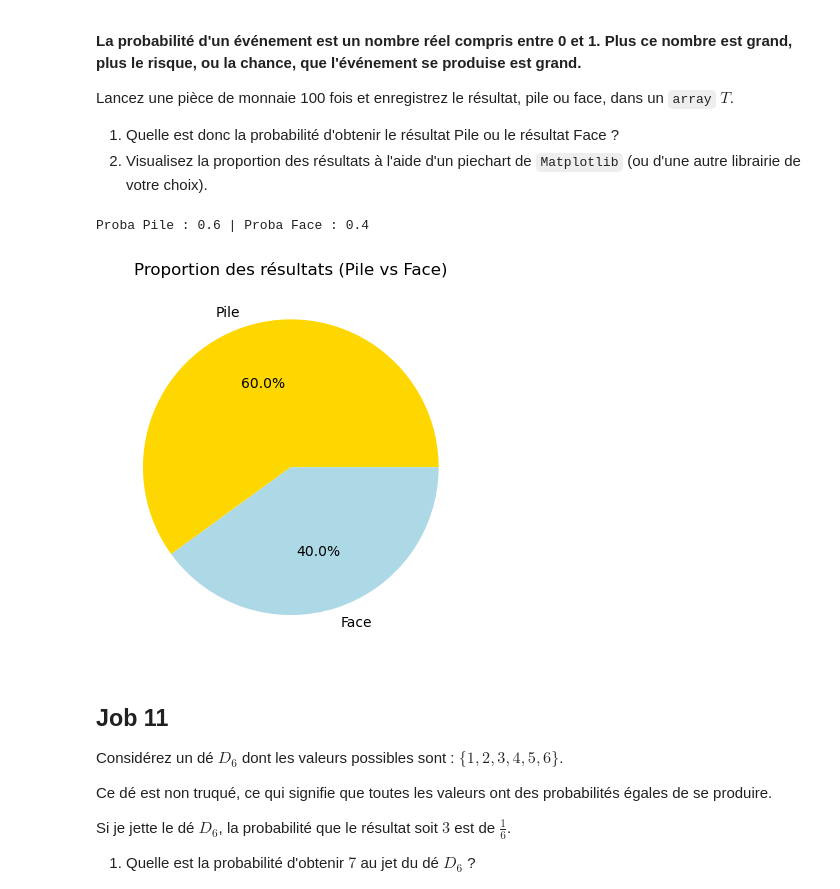
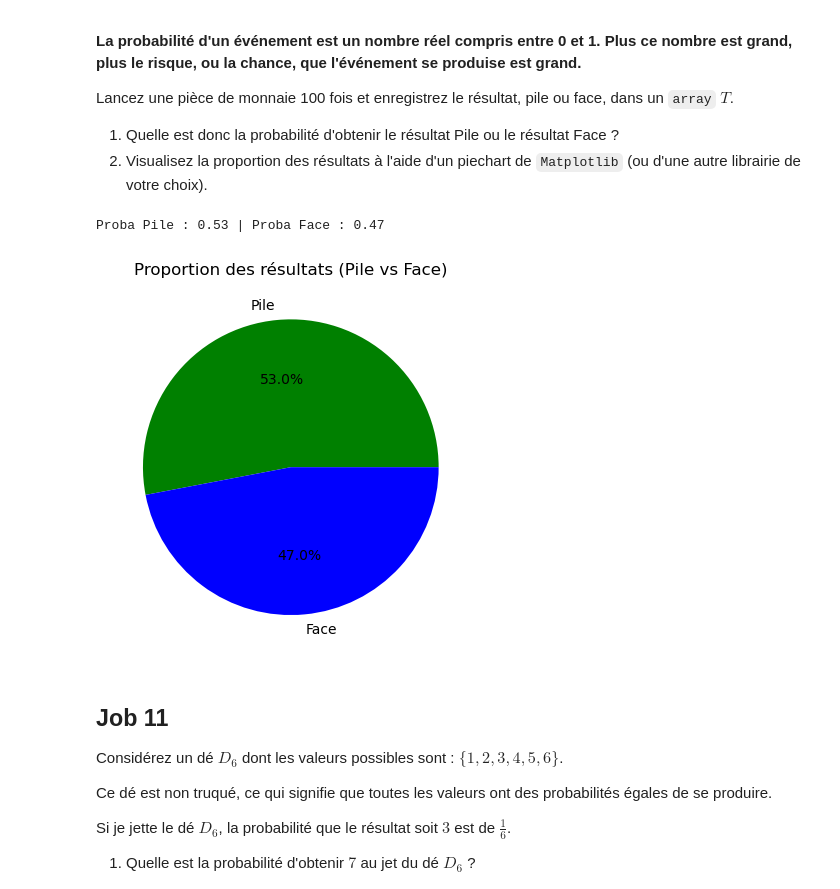
Before and after one commit to axel-achart/philomathia, a Jupyter notebook: philomathia.ipynb, the cells around one changed output. Cells and saved outputs as stored; diff of their text form; code cells hidden in the pictures.

```diff
--- a/philomathia.ipynb
+++ b/philomathia.ipynb
@@ -413,20 +435,20 @@ Lancez une pièce de monnaie 100 fois et enregistrez le résultat, pile ou face,
 # %%
 T= np.random.choice(['Pile', 'Face'], size=100)
 p_pile = np.mean(T == 'Pile')
 p_face = np.mean(T == 'Face')
 print("Proba Pile :", round(p_pile, 2), "| Proba Face :", round(p_face, 2))
 
 plt.pie(
     [np.sum(T == 'Pile'), np.sum(T == 'Face')],
     labels=['Pile', 'Face'],
     autopct='%1.1f%%',
-    colors=['gold', 'lightblue']
+    colors=['green', 'blue']
 )
 plt.title("Proportion des résultats (Pile vs Face)")
 plt.show()
 # %% [output]
-Proba Pile : 0.6 | Proba Face : 0.4
+Proba Pile : 0.53 | Proba Face : 0.47
-[figure, old version]
+[figure, new version]
 # %% [markdown]
 ## **Job 11**
 
```
Also changed, not shown: parts of 9 cells of this notebook.
